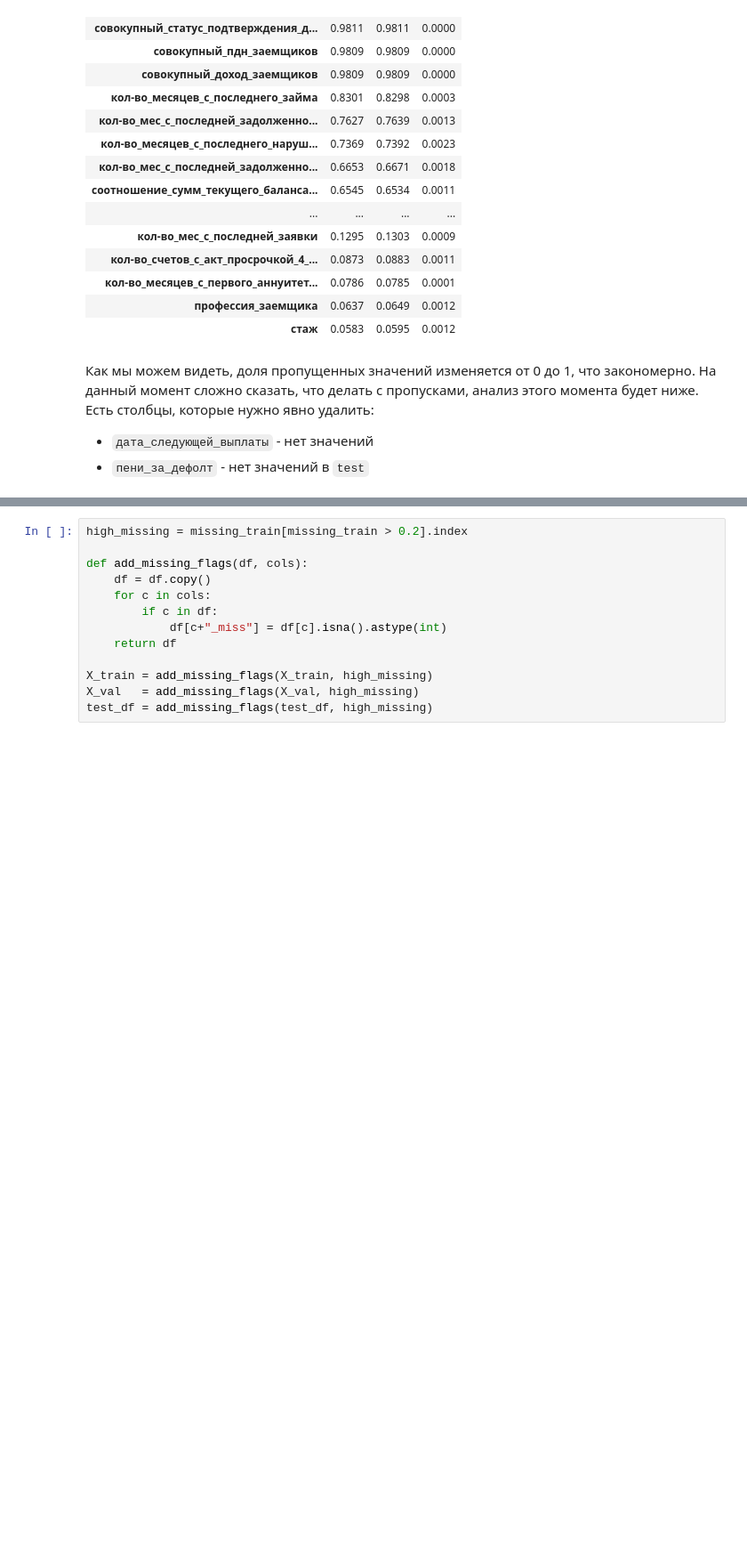
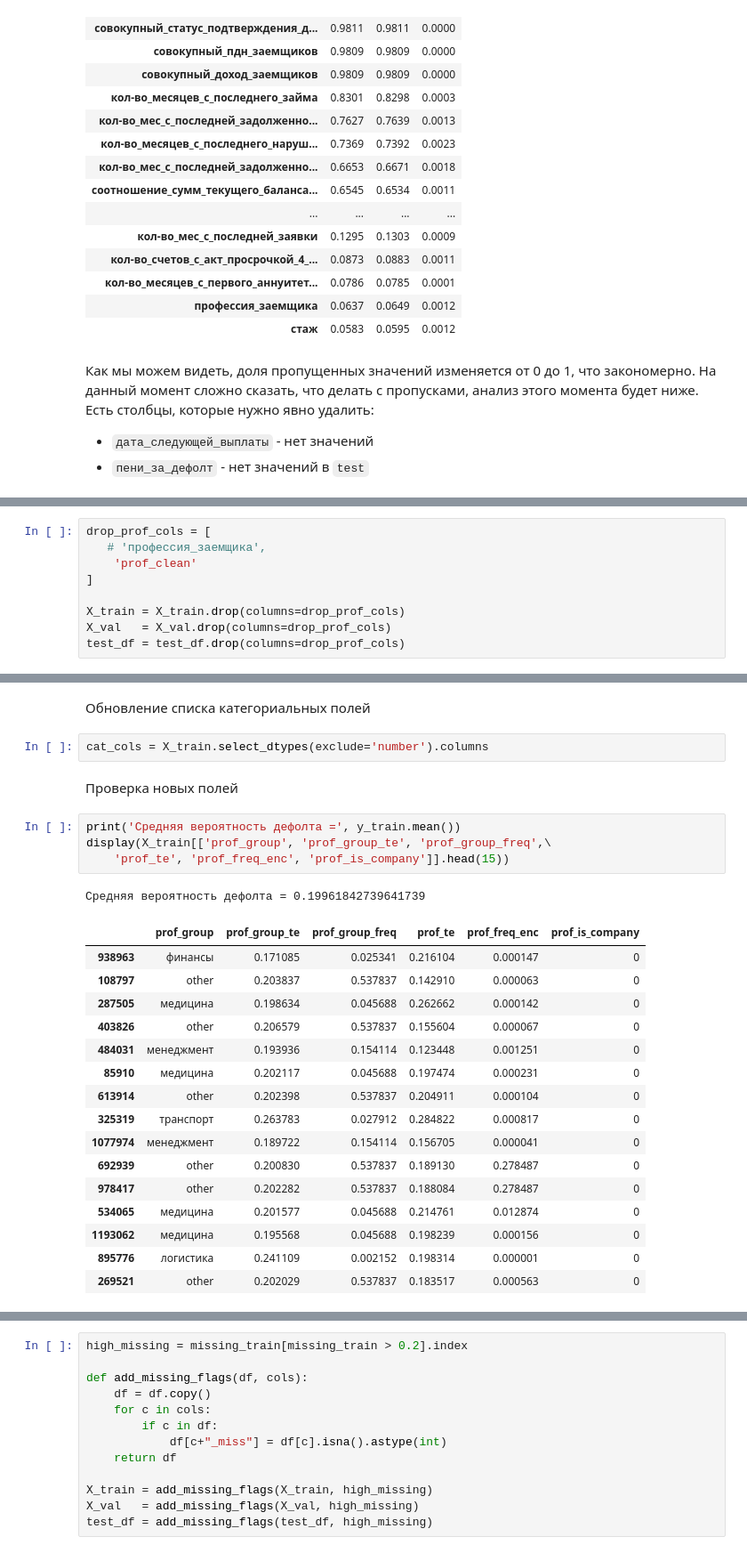
Before and after one commit to Pershin-A/Shift_project, a Jupyter notebook: my_solution.ipynb, the cells around one changed output, grey strips where cells are left out. Shown at 89% size. Drawn from its saved outputs; the diff is of its cells as text; blank space fills up the shorter version.

```diff
--- a/my_solution.ipynb
+++ b/my_solution.ipynb
@@ -152,0 +545,9 @@ Name: count, dtype: int64
+# %%
+drop_prof_cols = [
+   # 'профессия_заемщика',
+    'prof_clean'
+]
+
+X_train = X_train.drop(columns=drop_prof_cols)
+X_val   = X_val.drop(columns=drop_prof_cols)
+test_df = test_df.drop(columns=drop_prof_cols)
@@ -152,0 +562,28 @@ Name: count, dtype: int64
+# %% [markdown]
+Обновление списка категориальных полей
+# %%
+cat_cols = X_train.select_dtypes(exclude='number').columns
+# %% [markdown]
+Проверка новых полей
+# %%
+print('Средняя вероятность дефолта =', y_train.mean())
+display(X_train[['prof_group', 'prof_group_te', 'prof_group_freq',\
+    'prof_te', 'prof_freq_enc', 'prof_is_company']].head(15))
+# %% [output]
+Средняя вероятность дефолта = 0.19961842739641739
+|  | prof_group | prof_group_te | prof_group_freq | prof_te | prof_freq_enc | prof_is_company |
+| 938963 | финансы | 0.171085 | 0.025341 | 0.216104 | 0.000147 | 0 |
+| 108797 | other | 0.203837 | 0.537837 | 0.142910 | 0.000063 | 0 |
+| 287505 | медицина | 0.198634 | 0.045688 | 0.262662 | 0.000142 | 0 |
+| 403826 | other | 0.206579 | 0.537837 | 0.155604 | 0.000067 | 0 |
+| 484031 | менеджмент | 0.193936 | 0.154114 | 0.123448 | 0.001251 | 0 |
+| 85910 | медицина | 0.202117 | 0.045688 | 0.197474 | 0.000231 | 0 |
+| 613914 | other | 0.202398 | 0.537837 | 0.204911 | 0.000104 | 0 |
+| 325319 | транспорт | 0.263783 | 0.027912 | 0.284822 | 0.000817 | 0 |
+| 1077974 | менеджмент | 0.189722 | 0.154114 | 0.156705 | 0.000041 | 0 |
+| 692939 | other | 0.200830 | 0.537837 | 0.189130 | 0.278487 | 0 |
+| 978417 | other | 0.202282 | 0.537837 | 0.188084 | 0.278487 | 0 |
+| 534065 | медицина | 0.201577 | 0.045688 | 0.214761 | 0.012874 | 0 |
+| 1193062 | медицина | 0.195568 | 0.045688 | 0.198239 | 0.000156 | 0 |
+| 895776 | логистика | 0.241109 | 0.002152 | 0.198314 | 0.000001 | 0 |
+| 269521 | other | 0.202029 | 0.537837 | 0.183517 | 0.000563 | 0 |
```
Also changed, not shown: parts of 69 cells of this notebook, 7 other files.
